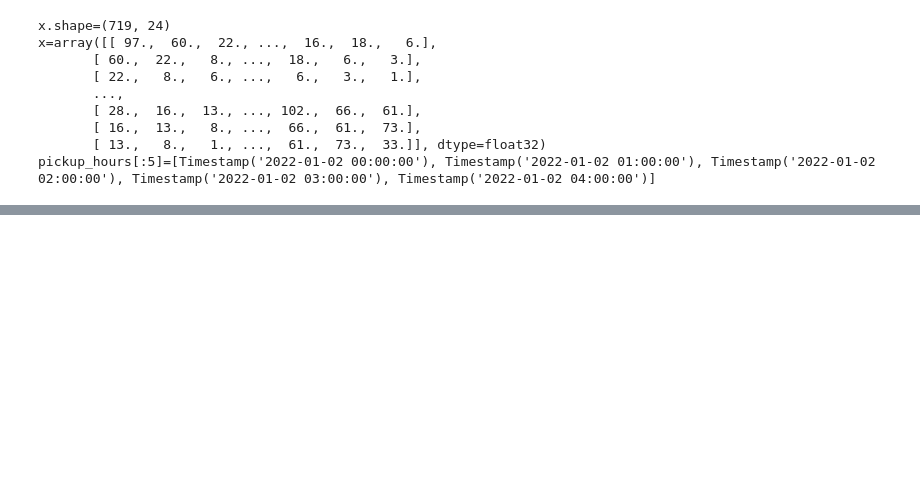
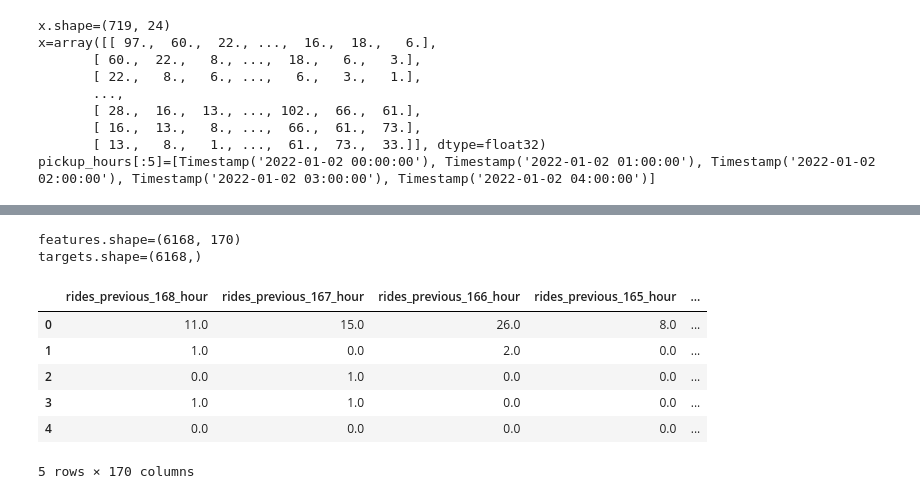
Before and after one commit to ryslipe/taxi_demand_predictor, a Jupyter notebook: notebooks/03_transform_ts_data_into_features_and_targets.ipynb, the cells around one changed output, grey strips where cells are left out. Cells and saved outputs as stored; diff of their text form; code cells hidden in the pictures; blank space fills up the shorter version.

Commit message:
features and targets

```diff
--- a/notebooks/03_transform_ts_data_into_features_and_targets.ipynb
+++ b/notebooks/03_transform_ts_data_into_features_and_targets.ipynb
@@ -152,5 +172,5 @@ pickup_hours[:5]=[Timestamp('2022-01-02 00:00:00'), Timestamp('2022-01-02 01:00:
 features_one_location = pd.DataFrame(
     x,
     # range is 24 but we want to iterate backwards so use reversed
-    columns = (f'rides_previous_{i+1}_hour' for i in reversed(range(n_features)))
+    columns = [f'rides_previous_{i+1}_hour' for i in reversed(range(n_features))]
 )
@@ -192,0 +281,22 @@ targets_one_location
+# %%
+features, targets = transform_ts_data_into_features_and_target(
+    ts_data,
+    input_seq_len=24*7*1, # number of features in one week
+    step_size=24,         # speed up the loop - 24 hour jump
+)
+
+print(f'{features.shape=}')
+print(f'{targets.shape=}')
+# %% [output]
+features.shape=(6168, 170)
+targets.shape=(6168,)
+# %%
+features.head()
+# %% [output]
+|  | rides_previous_168_hour | rides_previous_167_hour | rides_previous_166_hour | rides_previous_165_hour | ... |
+| 0 | 11.0 | 15.0 | 26.0 | 8.0 | ... |
+| 1 | 1.0 | 0.0 | 2.0 | 0.0 | ... |
+| 2 | 0.0 | 1.0 | 0.0 | 0.0 | ... |
+| 3 | 1.0 | 1.0 | 0.0 | 0.0 | ... |
+| 4 | 0.0 | 0.0 | 0.0 | 0.0 | ... |
+5 rows × 170 columns
```
Also changed, not shown: parts of 18 cells of this notebook.
